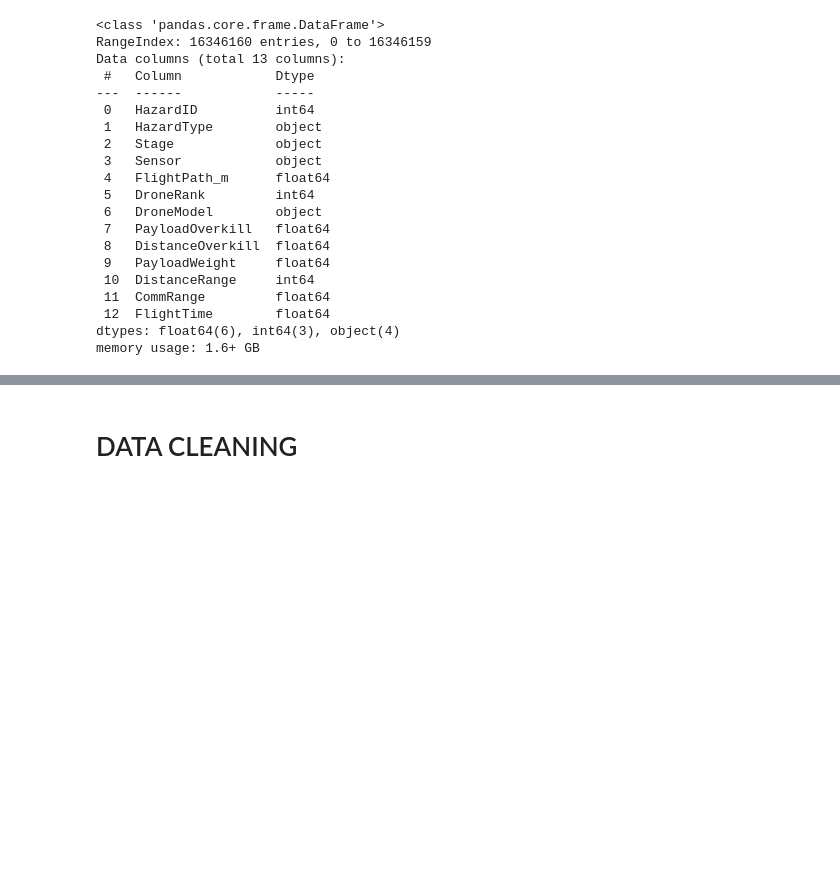
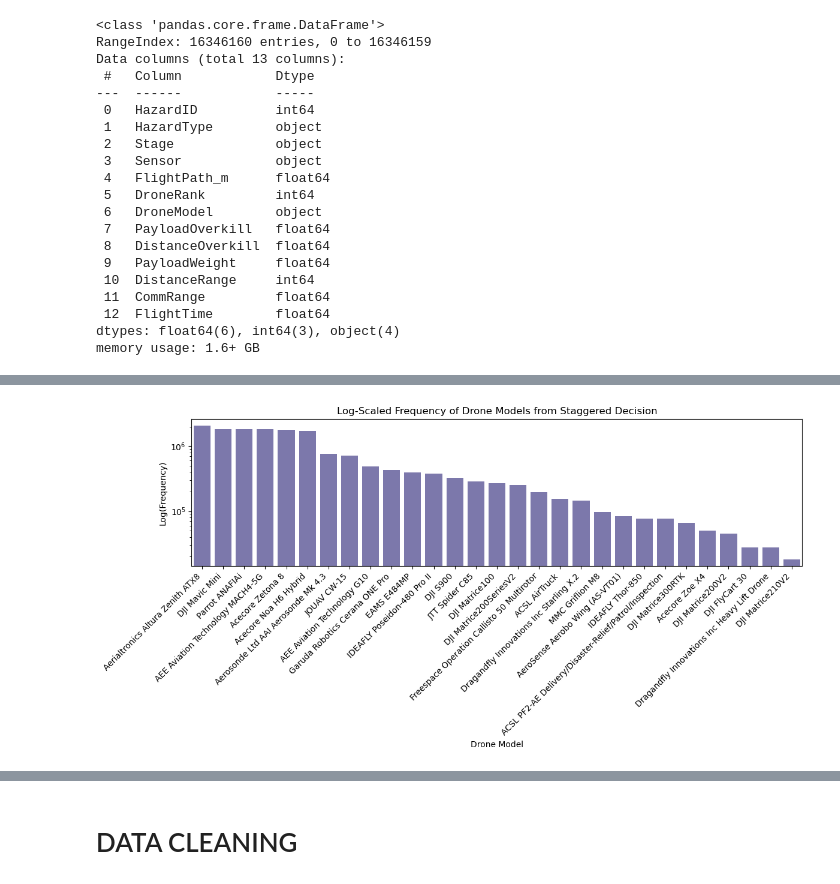
Before and after one commit to redrobbit/ndis, a Jupyter notebook: ArcGIS_Pro_processing/06_PostProMap.ipynb, the cells around one changed output, grey strips where cells are left out. Saved outputs shown, nothing was run; the diff lists cells and outputs as text; code cells hidden in the pictures; blank space fills up the shorter version.

```diff
--- a/ArcGIS_Pro_processing/06_PostProMap.ipynb
+++ b/ArcGIS_Pro_processing/06_PostProMap.ipynb
@@ -756,0 +773,18 @@ memory usage: 1.6+ GB
+# %%
+plt.figure(figsize=(12, 6))
+sns.countplot(
+    data=results372_df,
+    x='DroneModel',
+    order=results372_df['DroneModel'].value_counts().index,
+    color='#7570b3'
+)
+plt.yscale('log')
+plt.xticks(rotation=45, ha='right')
+plt.xlabel("Drone Model")
+plt.ylabel("Log(Frequency)")
+plt.title("Log-Scaled Frequency of Drone Models from Staggered Decision")
+plt.tight_layout()
+plt.savefig(r'D:\NDIS_Database\16_Paper\drone_staggeredresult.png', dpi=300, transparent=True)
+plt.show()
+# %% [output]
+[figure, added]
```
Also changed, not shown: parts of 16 cells of this notebook.
